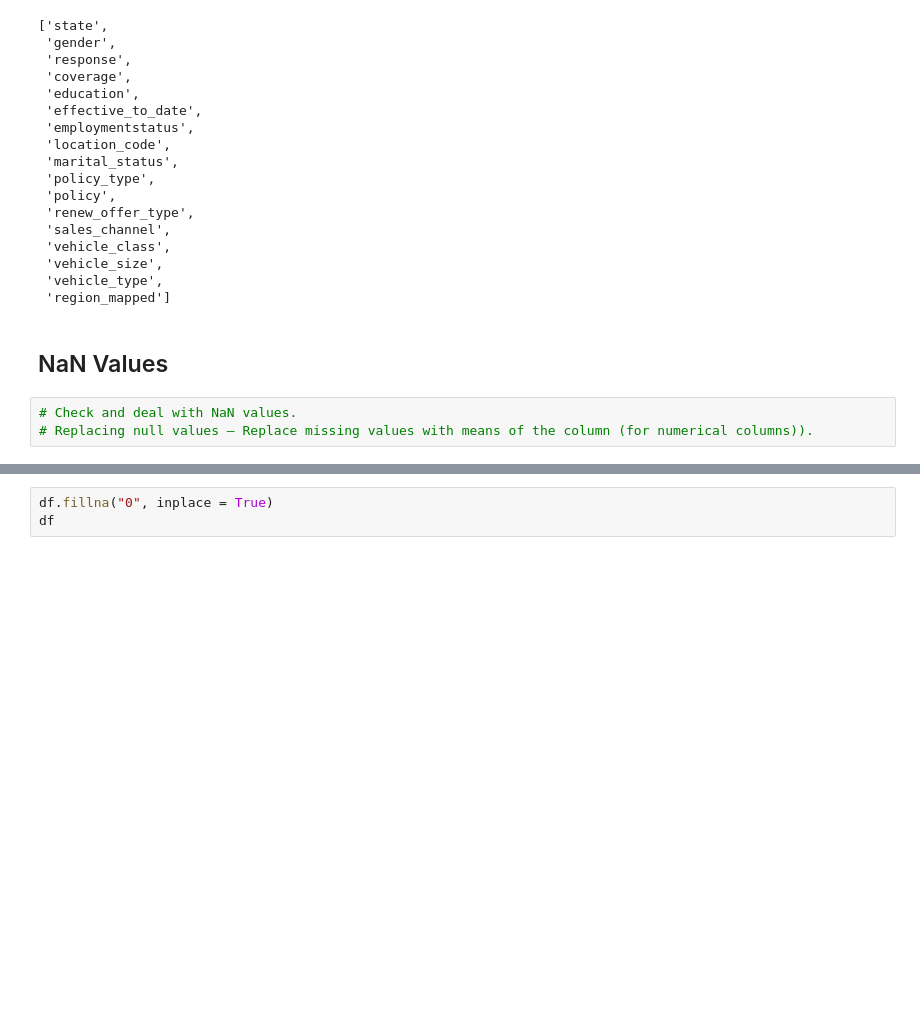
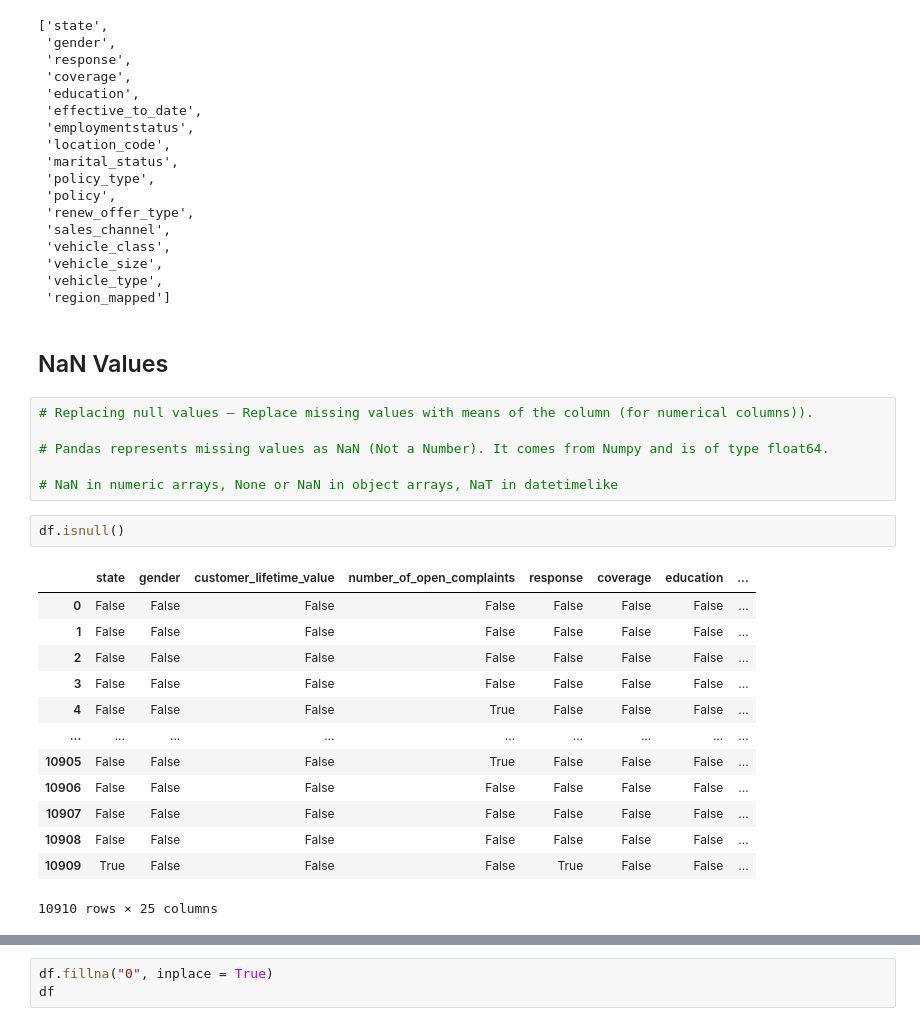
Before and after one commit to JuliaIron/IronJulia, a Jupyter notebook: Labs/9 Panda Case Study/Lab_Customer_Analysis_Case_Study_Round2.ipynb, the cells around one changed output, grey strips where cells are left out. Cells and saved outputs as stored; diff of their text form; blank space fills up the shorter version.

```diff
--- a/Labs/9 Panda Case Study/Lab_Customer_Analysis_Case_Study_Round2.ipynb
+++ b/Labs/9 Panda Case Study/Lab_Customer_Analysis_Case_Study_Round2.ipynb
@@ -520,5 +520,24 @@ catCols
 # %% [markdown]
 ## NaN Values
 # %%
-# Check and deal with NaN values.
 # Replacing null values – Replace missing values with means of the column (for numerical columns)).
+
+# Pandas represents missing values as NaN (Not a Number). It comes from Numpy and is of type float64.
+
+# NaN in numeric arrays, None or NaN in object arrays, NaT in datetimelike
+# %%
+df.isnull()
+# %% [output]
+|  | state | gender | customer_lifetime_value | number_of_open_complaints | response | coverage | education | ... |
+| 0 | False | False | False | False | False | False | False | ... |
+| 1 | False | False | False | False | False | False | False | ... |
+| 2 | False | False | False | False | False | False | False | ... |
+| 3 | False | False | False | False | False | False | False | ... |
+| 4 | False | False | False | True | False | False | False | ... |
+| ... | ... | ... | ... | ... | ... | ... | ... | ... |
+| 10905 | False | False | False | True | False | False | False | ... |
+| 10906 | False | False | False | False | False | False | False | ... |
+| 10907 | False | False | False | False | False | False | False | ... |
+| 10908 | False | False | False | False | False | False | False | ... |
+| 10909 | True | False | False | False | True | False | False | ... |
+10910 rows × 25 columns
```
Also changed, not shown: parts of 10 cells of this notebook.
